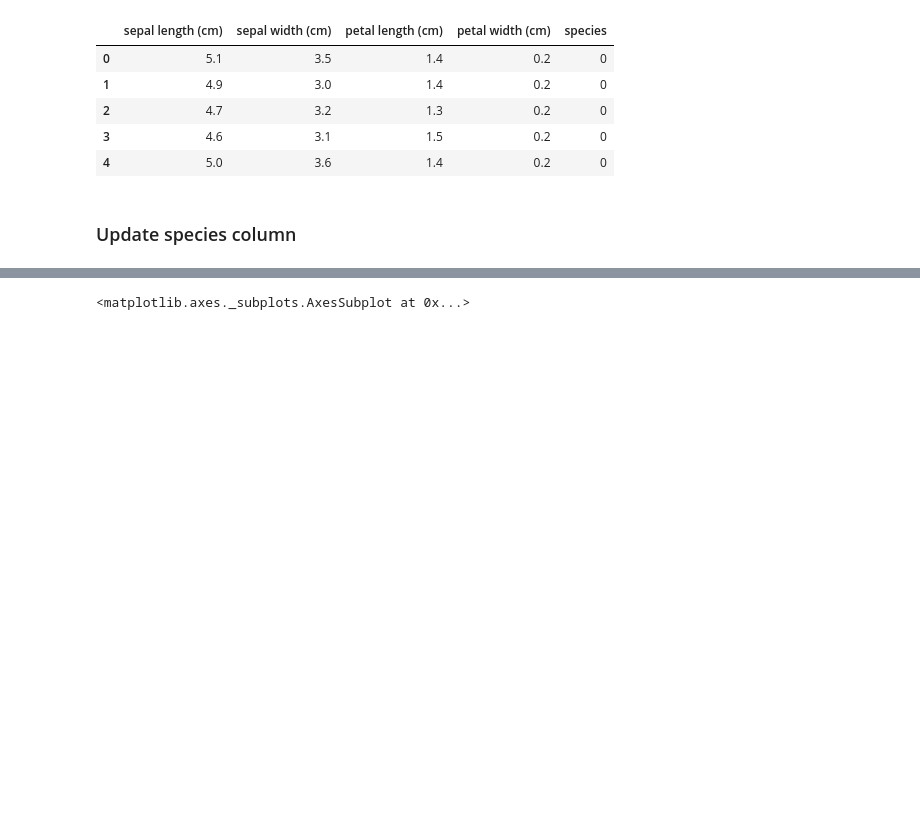
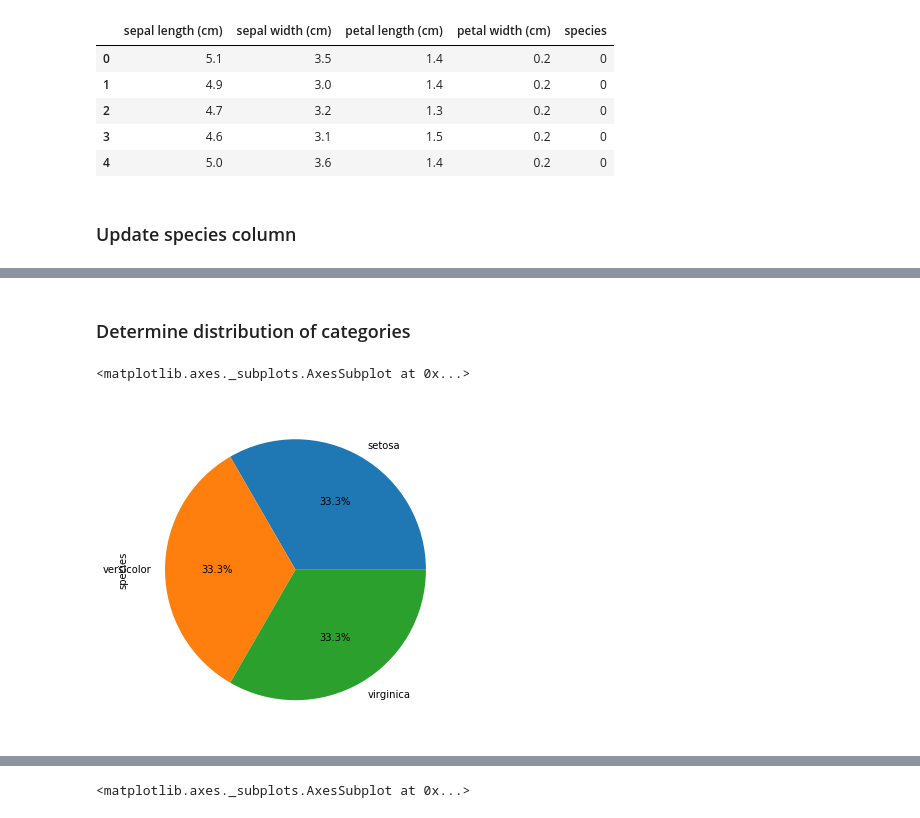
Before and after one commit to remya1805/Data-Science, a Jupyter notebook: EDA_IrisDataset.ipynb, the cells around one changed output, grey strips where cells are left out. Saved outputs shown, nothing was run; the diff lists cells and outputs as text; code cells hidden in the pictures; blank space fills up the shorter version.

```diff
--- a/EDA_IrisDataset.ipynb
+++ b/EDA_IrisDataset.ipynb
@@ -51,0 +65,8 @@ df_iris['species'] = df_iris['species'].map({0:'setosa', 1:'versicolor', 2:'virg
+# %% [markdown]
+### Determine distribution of categories
+# %%
+plt.figure(figsize = (8,6))
+df_iris['species'].value_counts().plot(kind='pie', autopct='%1.1f%%')
+# %% [output]
+<matplotlib.axes._subplots.AxesSubplot at 0x...>
+[figure, added]
```
Also changed, not shown: parts of 10 cells of this notebook.
